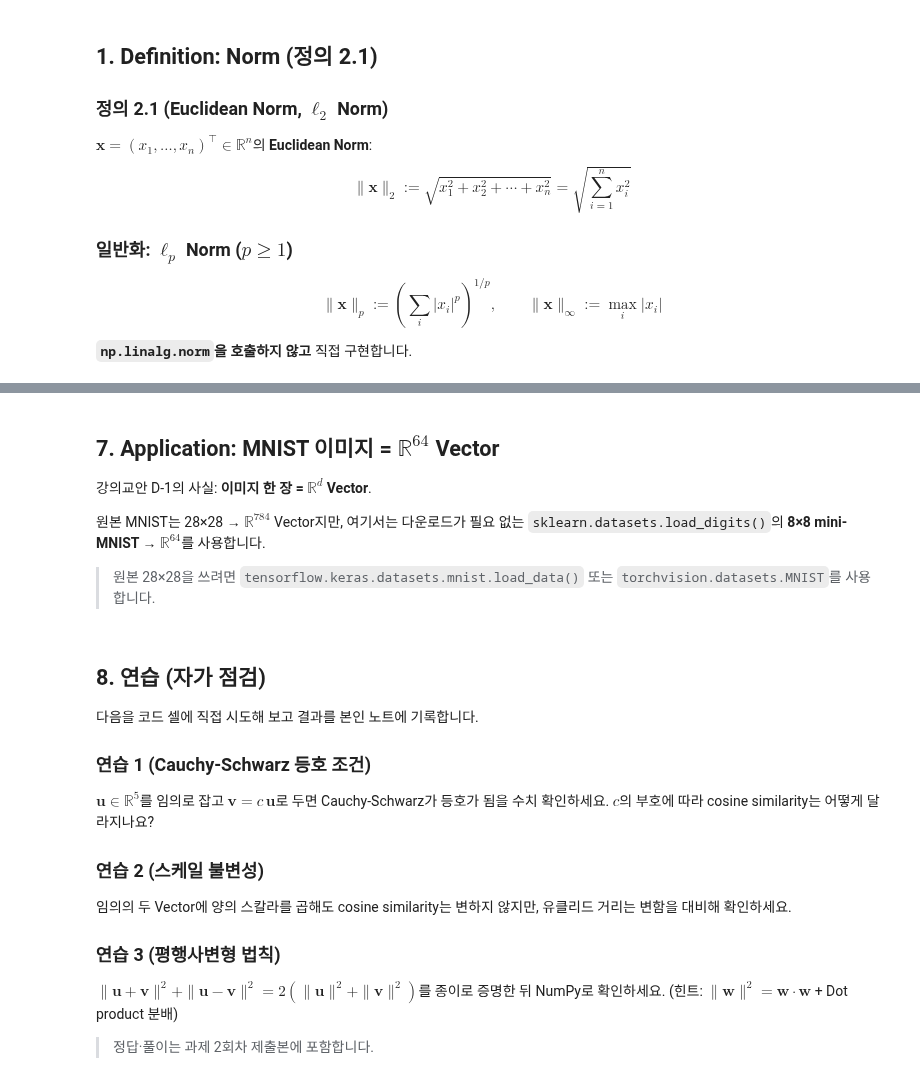
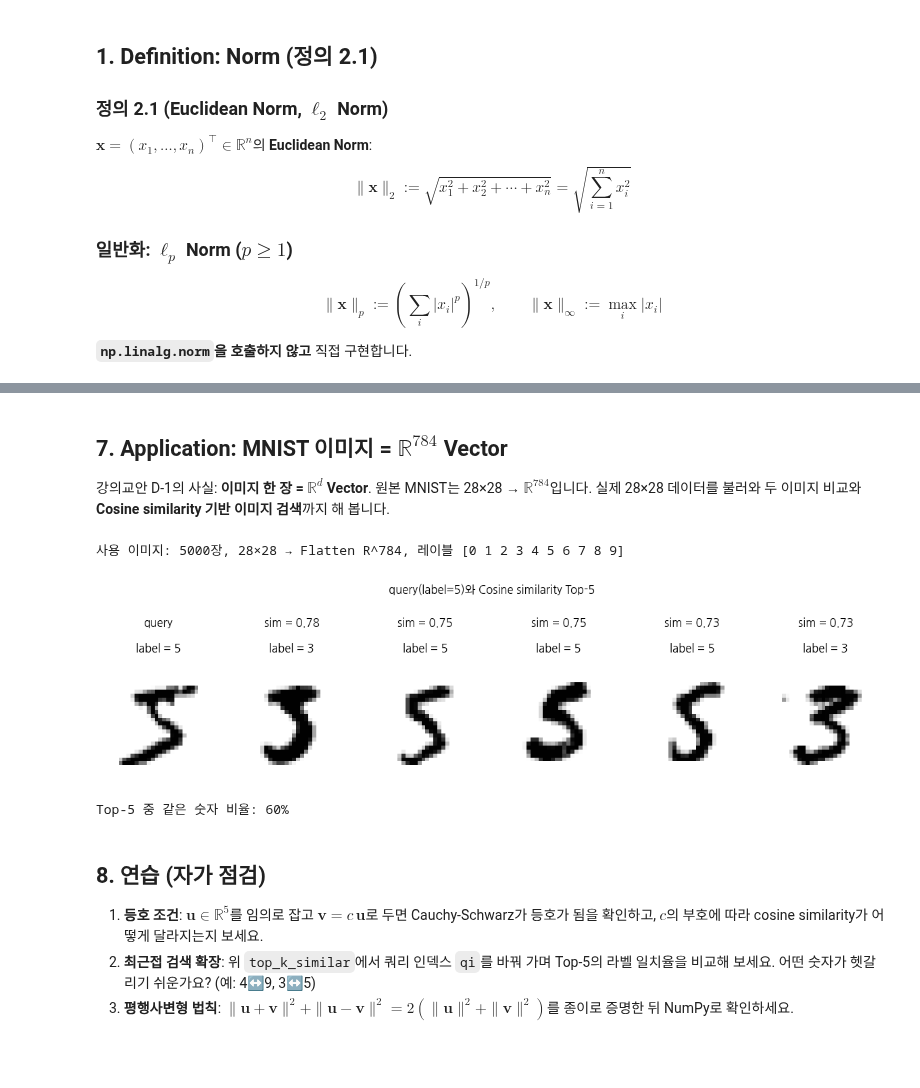
Before and after one commit to repairer5812/linear-algebra-for-ai, a Jupyter notebook: notebooks/Part1/02_노름_내적_코사인유사도.ipynb, the cells around one changed output, grey strips where cells are left out. Saved outputs shown, nothing was run; the diff lists cells and outputs as text; code cells hidden in the pictures; blank space fills up the shorter version.

```diff
--- a/notebooks/Part1/02_노름_내적_코사인유사도.ipynb
+++ b/notebooks/Part1/02_노름_내적_코사인유사도.ipynb
@@ -284,8 +198,4 @@ print('✓ Cosine similarity는 양의 Scalar 스케일에 불변')
 # %% [markdown]
-## 7. Application: MNIST 이미지 = $\mathbb{R}^{64}$ Vector
+## 7. Application: MNIST 이미지 = $\mathbb{R}^{784}$ Vector
 
-강의교안 D-1의 사실: **이미지 한 장 = $\mathbb{R}^d$ Vector**.
-
-원본 MNIST는 28×28 → $\mathbb{R}^{784}$ Vector지만, 여기서는 다운로드가 필요 없는 `sklearn.datasets.load_digits()`의 **8×8 mini-MNIST → $\mathbb{R}^{64}$**를 사용합니다.
-
-> 원본 28×28을 쓰려면 `tensorflow.keras.datasets.mnist.load_data()` 또는 `torchvision.datasets.MNIST`를 사용합니다.
+강의교안 D-1의 사실: **이미지 한 장 = $\mathbb{R}^d$ Vector**. 원본 MNIST는 28×28 → $\mathbb{R}^{784}$입니다. 실제 28×28 데이터를 불러와 두 이미지 비교와 **Cosine similarity 기반 이미지 검색**까지 해 봅니다.
@@ -321,17 +202,59 @@ print(f'두 라벨 같음? {y[idx1] == y[idx2]}')
+# %%
+from sklearn.datasets import fetch_openml
+
+# 실제 MNIST 28×28 (다운로드, Colab에서 수십 초). 픽셀 값 0~255.
+mnist = fetch_openml('mnist_784', version=1, as_frame=False)
+X = mnist.data.astype(float)[:5000]     # 앞 5000장 (실습 속도)
+y = mnist.target.astype(int)[:5000]
+X_img = X.reshape(-1, 28, 28)
+
+print(f'사용 이미지: {X.shape[0]}장, 28×28 → Flatten R^{X.shape[1]}, 레이블 {np.unique(y)}')
+# %% [output]
+사용 이미지: 5000장, 28×28 → Flatten R^784, 레이블 [0 1 2 3 4 5 6 7 8 9]
+# %%
+# 쿼리와 가장 비슷한 이미지 Top-5를 찾는다.
+# X는 앞 셀에서 불러온 MNIST 데이터 행렬이고, 각 행은 이미지 1장을 펼친 벡터다.
+# X_img는 그 벡터를 다시 28×28 이미지로 되돌린 버전이다.
+# 먼저 모든 이미지를 행 단위로 정규화한다. 각 벡터의 길이를 1로 맞춰 두면, 픽셀 개수나 진하기 같은 '크기' 차이를 빼고 모양만 비교할 수 있다.
+# 그래서 뒤에서 내적을 곧바로 cosine similarity로 해석할 수 있다.
+# axis=1은 행마다 노름을 구한다는 뜻이고, keepdims=True는 나눗셈 모양을 맞추기 위한 옵션이다.
+Xn = X / np.linalg.norm(X, axis=1, keepdims=True)   # 각 이미지 벡터의 길이를 1로 맞춘다
+
+def top_k_similar(qi, k=5):
+    # 정규화된 벡터끼리의 내적은 cosine similarity가 된다.
+    # @ 는 행렬곱 연산자다. Xn의 모든 행과 쿼리 이미지 Xn[qi]를 한 번에 곱해서 각 이미지의 점수를 만든다.
+    sims = Xn @ Xn[qi]
+    # 점수가 큰 순서대로 정렬한다.
+    order = np.argsort(-sims)
+    # 자기 자신은 제외하고 가장 비슷한 k개만 뽑는다.
+    return [j for j in order if j != qi][:k], sims
+
+qi = 0
+neigh, sims = top_k_similar(qi, k=5)
+
+# 쿼리 1장과 가장 비슷한 5장을 나란히 보여준다.
+fig, axes = plt.subplots(1, 6, figsize=(12, 2.8))
+axes[0].imshow(X_img[qi], cmap='gray_r')
+axes[0].set_title(f'query\n\nlabel = {y[qi]}', pad=16)
+axes[0].axis('off')
+for ax, j in zip(axes[1:], neigh):
+    ax.imshow(X_img[j], cmap='gray_r')
+    ax.set_title(f'sim = {sims[j]:.2f}\n\nlabel = {y[j]}', pad=16)
+    ax.axis('off')
+plt.suptitle(f'query(label={y[qi]})와 Cosine similarity Top-5', y=1.08)
+plt.tight_layout(rect=[0, 0, 1, 0.92]); plt.show()
+
+# Top-5 안에 같은 숫자가 얼마나 섞였는지만 간단히 확인한다.
+acc = np.mean([y[j] == y[qi] for j in neigh])
+print(f'Top-5 중 같은 숫자 비율: {acc:.0%}')
+# %% [output]
+[figure, added]
+Top-5 중 같은 숫자 비율: 60%
 # %% [markdown]
 ## 8. 연습 (자가 점검)
 
-다음을 코드 셀에 직접 시도해 보고 결과를 본인 노트에 기록합니다.
-
-### 연습 1 (Cauchy-Schwarz 등호 조건)
-$\mathbf{u} \in \mathbb{R}^5$를 임의로 잡고 $\mathbf{v} = c\,\mathbf{u}$로 두면 Cauchy-Schwarz가 등호가 됨을 수치 확인하세요. $c$의 부호에 따라 cosine similarity는 어떻게 달라지나요?
-
-### 연습 2 (스케일 불변성)
-임의의 두 Vector에 양의 스칼라를 곱해도 cosine similarity는 변하지 않지만, 유클리드 거리는 변함을 대비해 확인하세요.
-
-### 연습 3 (평행사변형 법칙)
-$\|\mathbf{u}+\mathbf{v}\|^2 + \|\mathbf{u}-\mathbf{v}\|^2 = 2(\|\mathbf{u}\|^2+\|\mathbf{v}\|^2)$를 종이로 증명한 뒤 NumPy로 확인하세요. (힌트: $\|\mathbf{w}\|^2=\mathbf{w}\cdot\mathbf{w}$ + Dot product 분배)
-
-> 정답·풀이는 과제 2회차 제출본에 포함합니다.
+1. **등호 조건**: $\mathbf{u} \in \mathbb{R}^5$를 임의로 잡고 $\mathbf{v} = c\,\mathbf{u}$로 두면 Cauchy-Schwarz가 등호가 됨을 확인하고, $c$의 부호에 따라 cosine similarity가 어떻게 달라지는지 보세요.
+2. **최근접 검색 확장**: 위 `top_k_similar`에서 쿼리 인덱스 `qi`를 바꿔 가며 Top-5의 라벨 일치율을 비교해 보세요. 어떤 숫자가 헷갈리기 쉬운가요? (예: 4↔9, 3↔5)
+3. **평행사변형 법칙**: $\|\mathbf{u}+\mathbf{v}\|^2 + \|\mathbf{u}-\mathbf{v}\|^2 = 2(\|\mathbf{u}\|^2+\|\mathbf{v}\|^2)$를 종이로 증명한 뒤 NumPy로 확인하세요.
 # %% [markdown]
 ## 9. 정리
```
Also changed, not shown: parts of 19 cells of this notebook.
